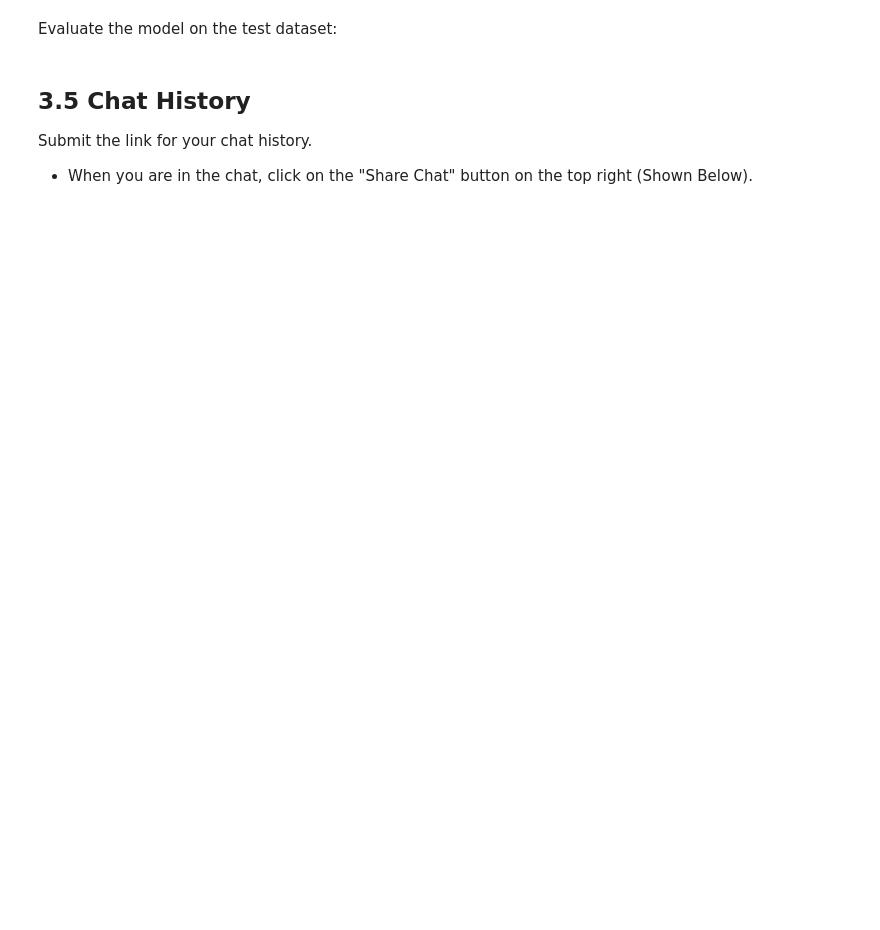
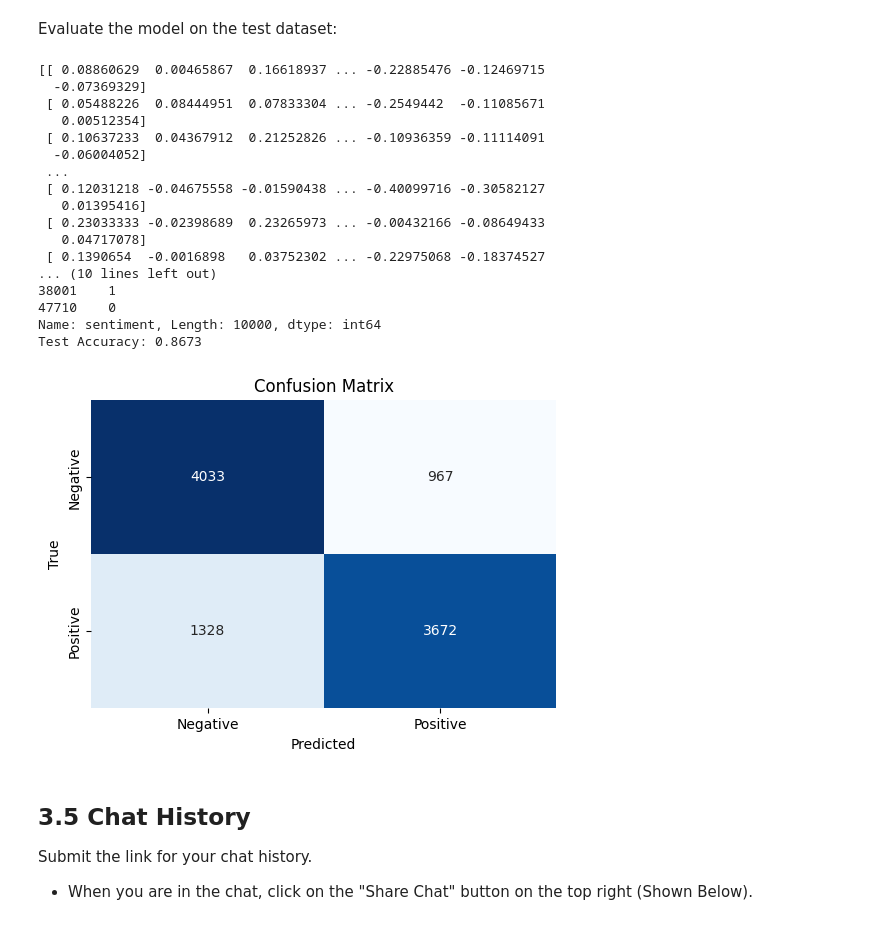
Before and after one commit to nusret35/sentiment-analysis, a Jupyter notebook: CS412_HW2.ipynb, the cells around one changed output. Saved outputs shown, nothing was run; the diff lists cells and outputs as text; code cells hidden in the pictures; blank space fills up the shorter version.

```diff
--- a/CS412_HW2.ipynb
+++ b/CS412_HW2.ipynb
@@ -655,7 +808,7 @@ You can change the hyperparameters to train your Word2Vec model:
 * **min_count**: Minimum number of occurunces for a word to be included in the model.
 # %%
 # Converting sentences to list of words
-sentences = [sentence.split() for sentence in train_data]
+sentences = [sentence.split() for sentence in X_train['review']]
 
 # Training model
 vector_size = 500
@@ -699,0 +849,24 @@ model = # WRITE YOUR CODE HERE
+# %%
+# Build the model
+
+model = Sequential()
+
+model.add(Dense(128, input_shape=(vector_size,), activation='relu'))
+model.add(Dropout(0.5))  # Add dropout after the first hidden layer
+model.add(Dense(64, activation='relu'))
+model.add(Dropout(0.5))  # Add dropout after the second hidden layer
+model.add(Dense(1, activation='sigmoid'))
+
+
+
+# Compile the model
+model.compile(optimizer='adam', loss='binary_crossentropy', metrics=['accuracy'])
+
+# Show model summary
+model.summary()
+
+# Train the model
+# When fitting the model, set validation_split=0.20 to use 20% of the train data
+# for validation
+
+model.fit(X_train_vector, y_train, epochs=10, batch_size=32, validation_split=0.2)
@@ -704,3 +894,40 @@ Evaluate the model on the test dataset:
+# %%
+# Evaluate the Model
+
+print(X_test_vector)
+print(y_test)
+test_loss, test_accuracy = model.evaluate(X_test_vector, y_test, verbose=0)
+
+print(f'Test Accuracy: {test_accuracy:.4f}' )
+
+# Generate and display confusion matrix
+conf_mat = confusion_matrix(y_test, binary_predictions)
+plt.figure(figsize=(6, 4))
+sns.heatmap(conf_mat, annot=True, fmt='d', cmap='Blues', cbar=False,
+            xticklabels=['Negative', 'Positive'], yticklabels=['Negative', 'Positive'])
+plt.title('Confusion Matrix')
+plt.xlabel('Predicted')
+plt.ylabel('True')
+plt.show()
+# %% [output]
+[[ 0.08860629  0.00465867  0.16618937 ... -0.22885476 -0.12469715
+  -0.07369329]
+ [ 0.05488226  0.08444951  0.07833304 ... -0.2549442  -0.11085671
+   0.00512354]
+ [ 0.10637233  0.04367912  0.21252826 ... -0.10936359 -0.11114091
+  -0.06004052]
+ ...
+ [ 0.12031218 -0.04675558 -0.01590438 ... -0.40099716 -0.30582127
+   0.01395416]
+ [ 0.23033333 -0.02398689  0.23265973 ... -0.00432166 -0.08649433
+   0.04717078]
+ [ 0.1390654  -0.0016898   0.03752302 ... -0.22975068 -0.18374527
+... (10 lines left out)
+38001    1
+47710    0
+Name: sentiment, Length: 10000, dtype: int64
+Test Accuracy: 0.8673
+[figure, added]
 # %% [markdown]
 
 ## 3.5 Chat History
```
Also changed, not shown: parts of 28 cells of this notebook.
